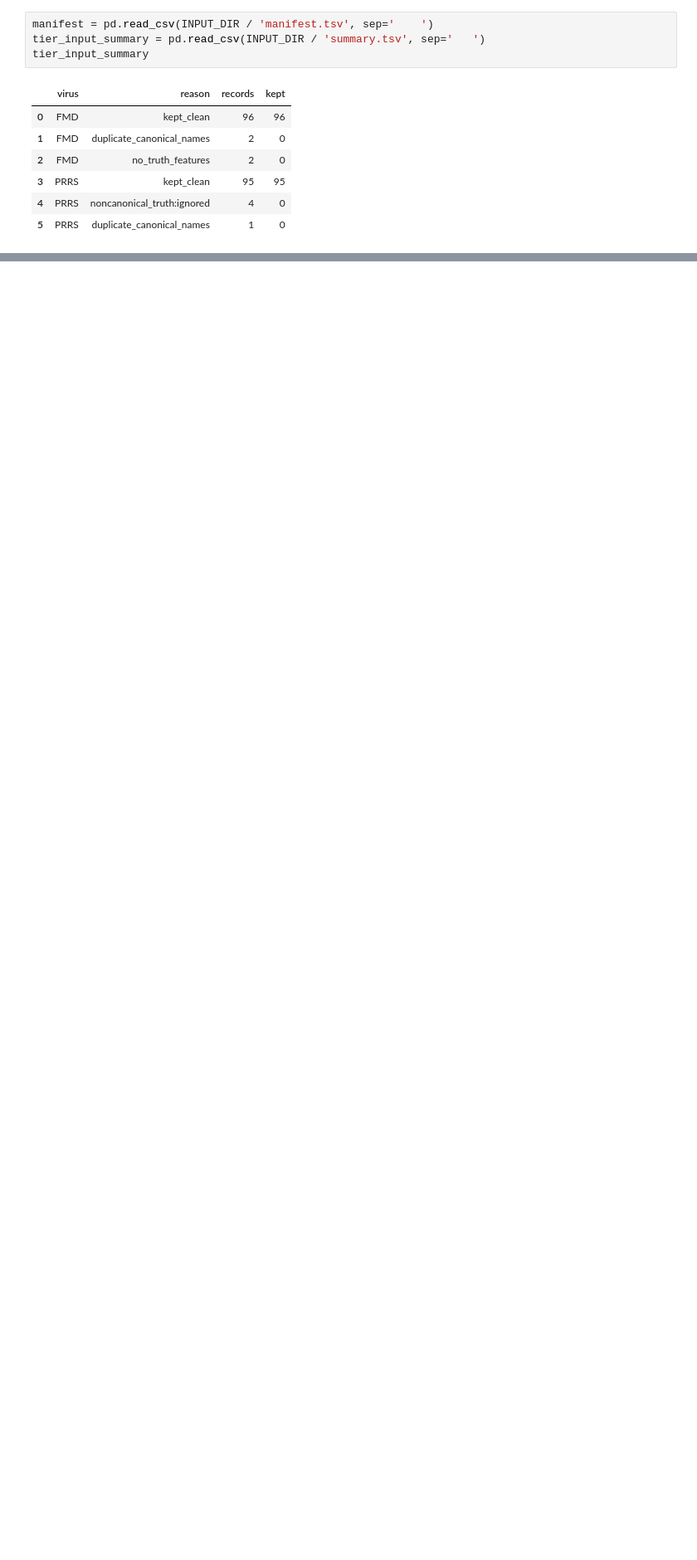
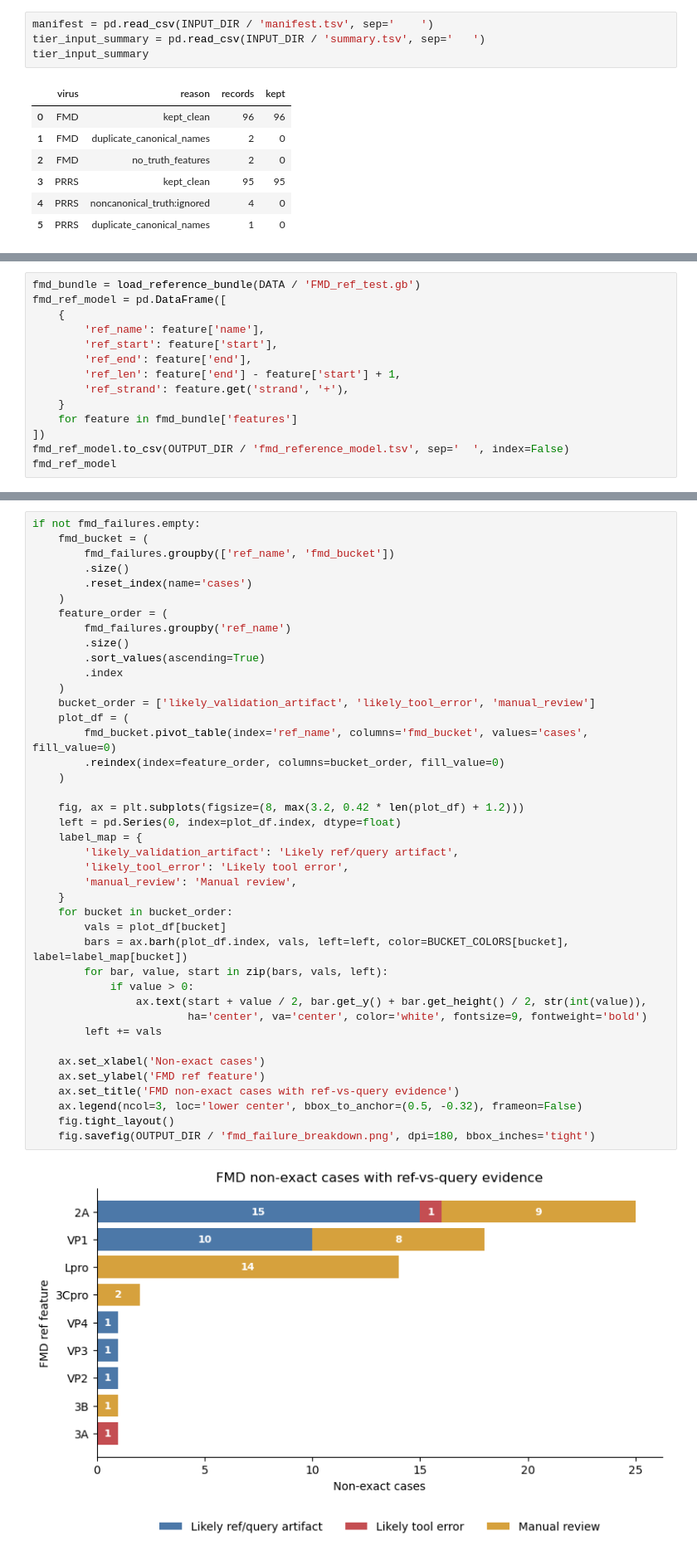
Before and after one commit to nhatminhhatesyou/viralift, a Jupyter notebook: app/validation/04_tblastn_truth_breakdown_100seq/tiers/strict_clean/tblastn_truth_breakdown_strict_clean.ipynb, the cells around one changed output, grey strips where cells are left out. Shown at 83% size. Drawn from its saved outputs; the diff is of its cells as text; blank space fills up the shorter version.

```diff
--- a/app/validation/04_tblastn_truth_breakdown_100seq/tiers/strict_clean/tblastn_truth_breakdown_strict_clean.ipynb
+++ b/app/validation/04_tblastn_truth_breakdown_100seq/tiers/strict_clean/tblastn_truth_breakdown_strict_clean.ipynb
@@ -210,0 +366,14 @@ review_cases.head(50)
+# %%
+fmd_bundle = load_reference_bundle(DATA / 'FMD_ref_test.gb')
+fmd_ref_model = pd.DataFrame([
+    {
+        'ref_name': feature['name'],
+        'ref_start': feature['start'],
+        'ref_end': feature['end'],
+        'ref_len': feature['end'] - feature['start'] + 1,
+        'ref_strand': feature.get('strand', '+'),
+    }
+    for feature in fmd_bundle['features']
+])
+fmd_ref_model.to_csv(OUTPUT_DIR / 'fmd_reference_model.tsv', sep='	', index=False)
+fmd_ref_model
@@ -210,0 +570,43 @@ review_cases.head(50)
+# %%
+if not fmd_failures.empty:
+    fmd_bucket = (
+        fmd_failures.groupby(['ref_name', 'fmd_bucket'])
+        .size()
+        .reset_index(name='cases')
+    )
+    feature_order = (
+        fmd_failures.groupby('ref_name')
+        .size()
+        .sort_values(ascending=True)
+        .index
+    )
+    bucket_order = ['likely_validation_artifact', 'likely_tool_error', 'manual_review']
+    plot_df = (
+        fmd_bucket.pivot_table(index='ref_name', columns='fmd_bucket', values='cases', fill_value=0)
+        .reindex(index=feature_order, columns=bucket_order, fill_value=0)
+    )
+
+    fig, ax = plt.subplots(figsize=(8, max(3.2, 0.42 * len(plot_df) + 1.2)))
+    left = pd.Series(0, index=plot_df.index, dtype=float)
+    label_map = {
+        'likely_validation_artifact': 'Likely ref/query artifact',
+        'likely_tool_error': 'Likely tool error',
+        'manual_review': 'Manual review',
+    }
+    for bucket in bucket_order:
+        vals = plot_df[bucket]
+        bars = ax.barh(plot_df.index, vals, left=left, color=BUCKET_COLORS[bucket], label=label_map[bucket])
+        for bar, value, start in zip(bars, vals, left):
+            if value > 0:
+                ax.text(start + value / 2, bar.get_y() + bar.get_height() / 2, str(int(value)),
+                        ha='center', va='center', color='white', fontsize=9, fontweight='bold')
+        left += vals
+
+    ax.set_xlabel('Non-exact cases')
+    ax.set_ylabel('FMD ref feature')
+    ax.set_title('FMD non-exact cases with ref-vs-query evidence')
+    ax.legend(ncol=3, loc='lower center', bbox_to_anchor=(0.5, -0.32), frameon=False)
+    fig.tight_layout()
+    fig.savefig(OUTPUT_DIR / 'fmd_failure_breakdown.png', dpi=180, bbox_inches='tight')
+# %% [output]
+[figure, added]
```
Also changed, not shown: parts of 36 cells of this notebook, 27 other files.
